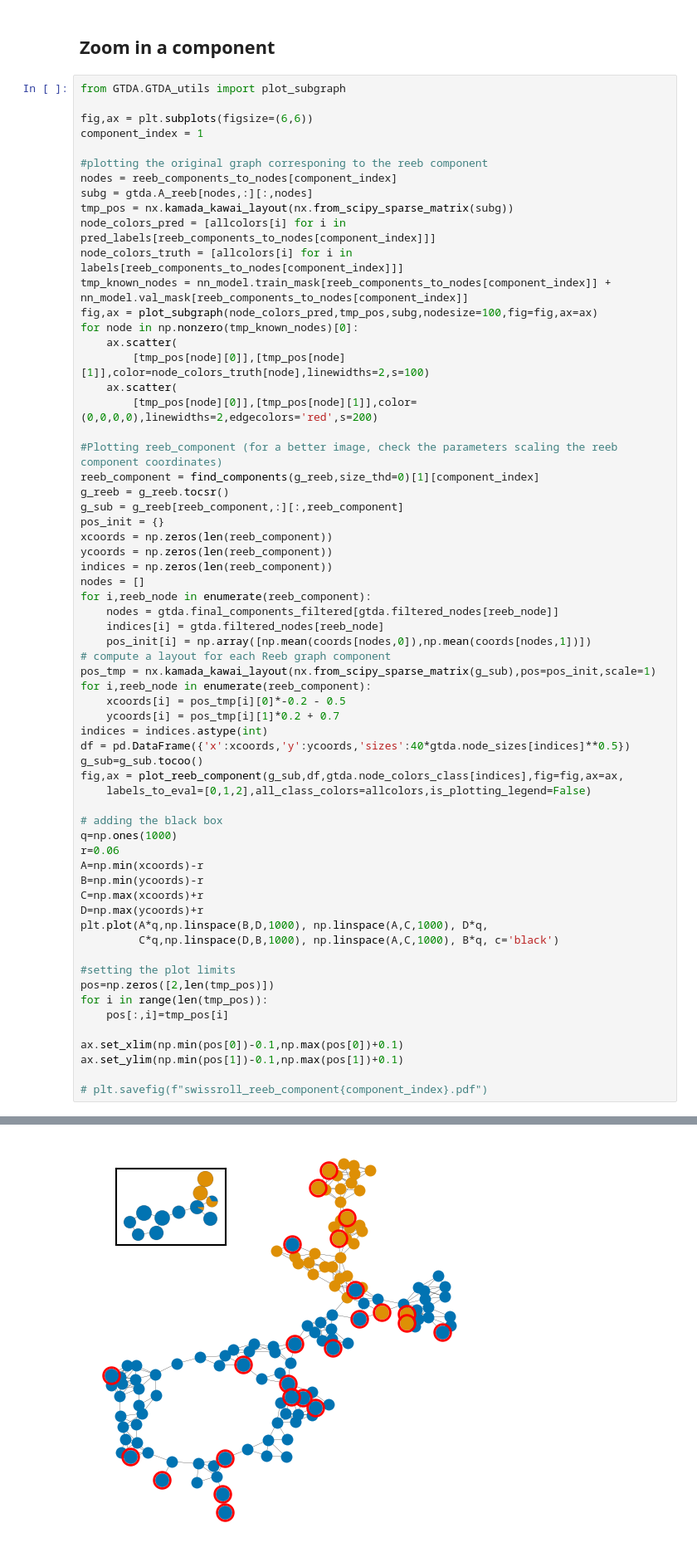
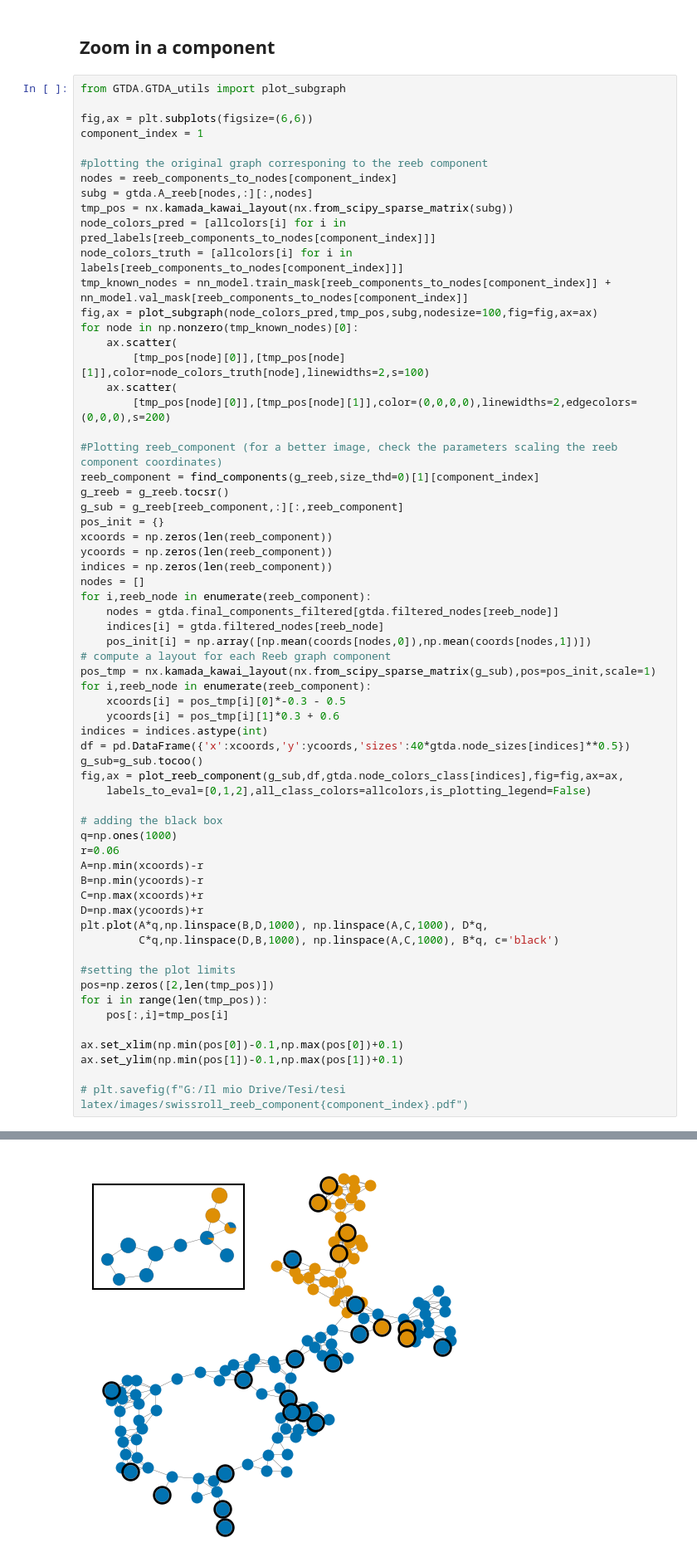
Before and after one commit to aliceseba/Graph-Topological-Data-Analysis, a Jupyter notebook: analyze_swiss_roll.ipynb, the cells around one changed output, grey strips where cells are left out. Shown at 83% size. Drawn from its saved outputs; the diff is of its cells as text.

```diff
--- a/analyze_swiss_roll.ipynb
+++ b/analyze_swiss_roll.ipynb
@@ -208,7 +215,7 @@ for node in np.nonzero(tmp_known_nodes)[0]:
     ax.scatter(
         [tmp_pos[node][0]],[tmp_pos[node][1]],color=node_colors_truth[node],linewidths=2,s=100)
     ax.scatter(
-        [tmp_pos[node][0]],[tmp_pos[node][1]],color=(0,0,0,0),linewidths=2,edgecolors='red',s=200)
+        [tmp_pos[node][0]],[tmp_pos[node][1]],color=(0,0,0,0),linewidths=2,edgecolors=(0,0,0),s=200)
 
 #Plotting reeb_component (for a better image, check the parameters scaling the reeb component coordinates)
 reeb_component = find_components(g_reeb,size_thd=0)[1][component_index]
@@ -226,8 +233,8 @@ for i,reeb_node in enumerate(reeb_component):
 # compute a layout for each Reeb graph component
 pos_tmp = nx.kamada_kawai_layout(nx.from_scipy_sparse_matrix(g_sub),pos=pos_init,scale=1)
 for i,reeb_node in enumerate(reeb_component):
-    xcoords[i] = pos_tmp[i][0]*-0.2 - 0.5
-    ycoords[i] = pos_tmp[i][1]*0.2 + 0.7
+    xcoords[i] = pos_tmp[i][0]*-0.3 - 0.5
+    ycoords[i] = pos_tmp[i][1]*0.3 + 0.6
 indices = indices.astype(int)
 df = pd.DataFrame({'x':xcoords,'y':ycoords,'sizes':40*gtda.node_sizes[indices]**0.5})
 g_sub=g_sub.tocoo()
@@ -252,5 +259,5 @@ for i in range(len(tmp_pos)):
 ax.set_xlim(np.min(pos[0])-0.1,np.max(pos[0])+0.1)
 ax.set_ylim(np.min(pos[1])-0.1,np.max(pos[1])+0.1)
 
-# plt.savefig(f"swissroll_reeb_component{component_index}.pdf")
+# plt.savefig(f"G:/Il mio Drive/Tesi/tesi latex/images/swissroll_reeb_component{component_index}.pdf")
 # %% [output]
@@ -258,4 +264,4 @@ ax.set_ylim(np.min(pos[1])-0.1,np.max(pos[1])+0.1)
-[figure, old version]
+[figure, new version]
 # %% [markdown]
 ## Visualize GTDA estimated errors
 # %%
```
Also changed, not shown: parts of 9 cells of this notebook, 24 other files.
